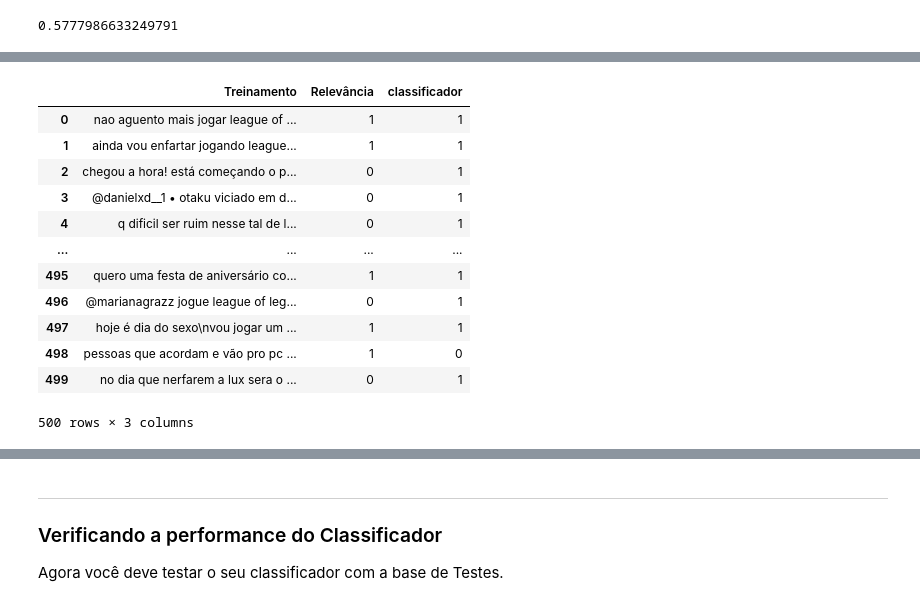
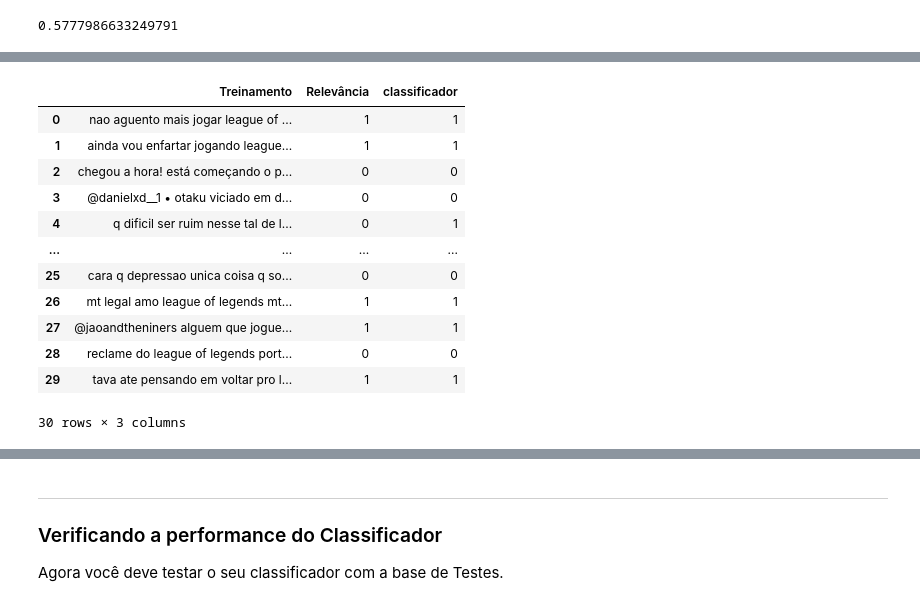
Before and after one commit to AndreBBM/Projeto-1-CDados, a Jupyter notebook: Projeto1_Layout_Classificador.ipynb, the cells around one changed output, grey strips where cells are left out. Saved outputs shown, nothing was run; the diff lists cells and outputs as text; code cells hidden in the pictures.

```diff
--- a/Projeto1_Layout_Classificador.ipynb
+++ b/Projeto1_Layout_Classificador.ipynb
@@ -232,4 +234,4 @@ Length: 3072, dtype: float64
 # %%
-frequencia_re = serie_re.value_counts(True)
+frequencia_re = serie_re.value_counts()
 frequencia_re
 # %% [output]
@@ -248,4 +250,4 @@ Length: 1408, dtype: float64
 # %%
-frequencia_ir = serie_ir.value_counts(True)
+frequencia_ir = serie_ir.value_counts()
 frequencia_ir
 # %% [output]
@@ -283,13 +285,13 @@ for frase in train['Treinamento']:
 
     for palavra in palavras:
         if palavra in frequencia_re:
-            pro = frequencia_re[palavra]
+            pro = (frequencia_re[palavra]+1)/(len(frequencia_re) + len(frequencia_total))
             #print('funciona')
         else:
-            pro = 1/len(train['Treinamento']) #Esse daqui é um TESTE pra suavização, não foi feito com o objetivo de estar certo
+            pro = 1/(len(frequencia_re) + len(frequencia_total)) #Esse daqui é um TESTE pra suavização, não foi feito com o objetivo de estar certo
             #print('funciona tbm')
         prob_frase_R *= pro
-        l_teste.append(prob_frase_R)
+    l_teste.append(prob_frase_R * probR)
 
 
 l_teste
@@ -323,13 +325,13 @@ for frase in train['Treinamento']:
 
     for palavra in palavras:
         if palavra in frequencia_ir:
-            pro = frequencia_ir[palavra]
+            pro = (frequencia_ir[palavra]+1)/(len(frequencia_ir) + len(frequencia_total))
             #print('funciona')
         else:
-            pro = 1/len(train['Treinamento']) #Esse daqui é um TESTE pra suavização, não foi feito com o objetivo de estar certo
+            pro = 1/(len(frequencia_ir) + len(frequencia_total)) #Esse daqui é um TESTE pra suavização, não foi feito com o objetivo de estar certo
             #print('funciona tbm')
         prob_frase_IR *= pro
-        IR_teste.append(prob_frase_IR)
+    IR_teste.append(prob_frase_IR * probI)
 
 
 IR_teste
@@ -386,21 +388,22 @@ classificacao
 # %%
 final_train = train
 final_train['classificador'] = classificacao
-final_train
+pd.set_option('display.max_columns', None)
+final_train.head(30)
 # %% [output]
 |  | Treinamento | Relevância | classificador |
 | 0 | nao aguento mais jogar league of ... | 1 | 1 |
 | 1 | ainda vou enfartar jogando league... | 1 | 1 |
-| 2 | chegou a hora! está começando o p... | 0 | 1 |
-| 3 | @danielxd__1 • otaku viciado em d... | 0 | 1 |
+| 2 | chegou a hora! está começando o p... | 0 | 0 |
+| 3 | @danielxd__1 • otaku viciado em d... | 0 | 0 |
 | 4 | q dificil ser ruim nesse tal de l... | 0 | 1 |
 | ... | ... | ... | ... |
-| 495 | quero uma festa de aniversário co... | 1 | 1 |
-| 496 | @marianagrazz jogue league of leg... | 0 | 1 |
-| 497 | hoje é dia do sexo\nvou jogar um ... | 1 | 1 |
-| 498 | pessoas que acordam e vão pro pc ... | 1 | 0 |
-| 499 | no dia que nerfarem a lux sera o ... | 0 | 1 |
+| 25 | cara q depressao unica coisa q so... | 0 | 0 |
+| 26 | mt legal amo league of legends mt... | 1 | 1 |
+| 27 | @jaoandtheniners alguem que jogue... | 1 | 1 |
+| 28 | reclame do league of legends port... | 0 | 0 |
+| 29 | tava ate pensando em voltar pro l... | 1 | 1 |
-500 rows × 3 columns
+30 rows × 3 columns
 # %%
 final_train['classificador'].value_counts()
 # %% [output]
```
Also changed, not shown: parts of 9 cells of this notebook.
